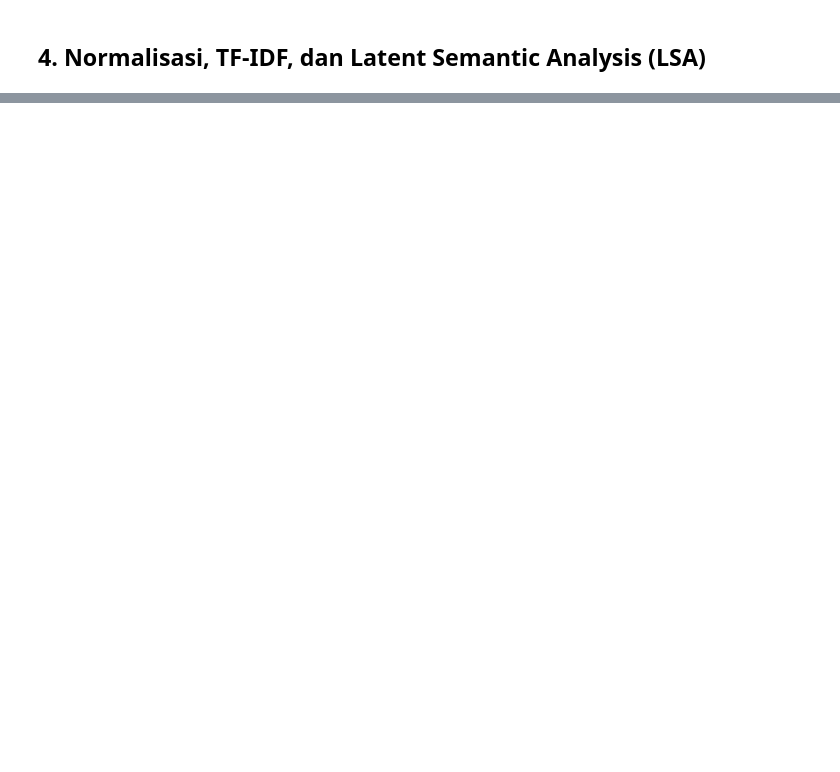
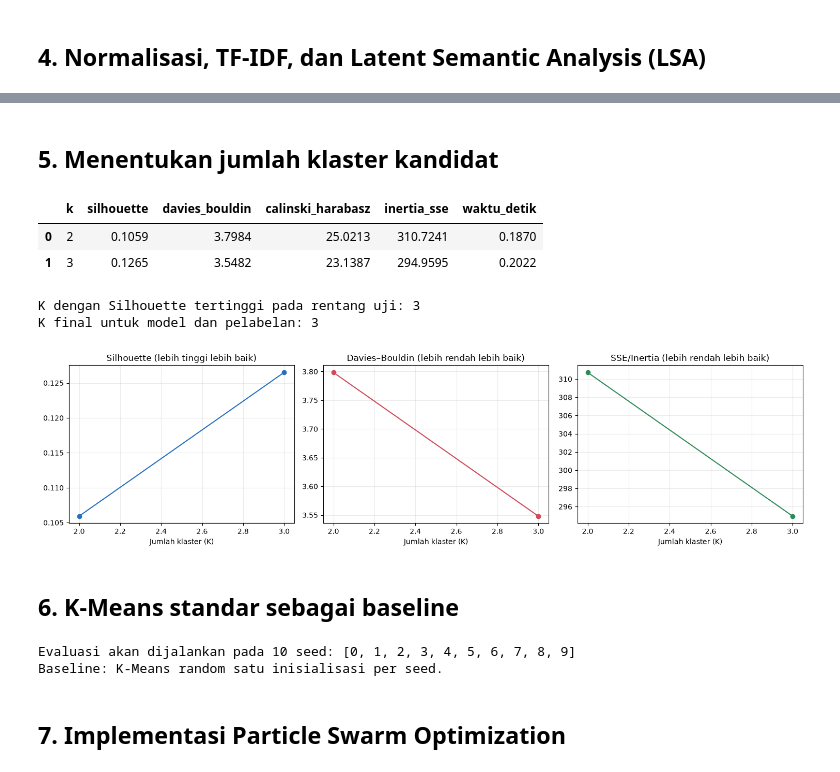
Before and after one commit to andiakbararyaputra/klasterisasi-review-aplikasi-bapenda-sulsel-mobile, a Jupyter notebook: Klastering_Topik_Ulasan_Bapenda_Sulsel_Mobile_KMeans_PSO.ipynb, the cells around one changed output, grey strips where cells are left out. Cells and saved outputs as stored; diff of their text form; code cells hidden in the pictures; blank space fills up the shorter version.

```diff
--- a/Klastering_Topik_Ulasan_Bapenda_Sulsel_Mobile_KMeans_PSO.ipynb
+++ b/Klastering_Topik_Ulasan_Bapenda_Sulsel_Mobile_KMeans_PSO.ipynb
@@ -167,0 +198,69 @@ assert X.shape[1] > 1, 'Dimensi LSA tidak mencukupi.'
+# %% [markdown]
+## 5. Menentukan jumlah klaster kandidat
+# %%
+# BLOK 5 — Menguji beberapa nilai K untuk menilai jumlah klaster yang paling sesuai.
+# Mengumpulkan metrik internal untuk membandingkan kualitas klaster tanpa label topik acuan.
+def hitung_metrik(X_eval, labels, inertia, waktu):
+    # Metrik eksternal tidak tersedia karena dataset tidak memiliki label topik acuan.
+    n_clusters_found = len(np.unique(labels))
+    if n_clusters_found < 2:
+        return {'silhouette': np.nan, 'davies_bouldin': np.nan, 'calinski_harabasz': np.nan,
+                'inertia_sse': inertia, 'waktu_detik': waktu}
+    return {
+        'silhouette': silhouette_score(X_eval, labels, metric='cosine'),
+        'davies_bouldin': davies_bouldin_score(X_eval, labels),
+        'calinski_harabasz': calinski_harabasz_score(X_eval, labels),
+        'inertia_sse': inertia,
+        'waktu_detik': waktu,
+    }
+
+hasil_k = []
+model_kandidat = {}
+# Setiap kandidat K dilatih dengan konfigurasi yang sama agar perbandingannya adil.
+for k in range(K_MIN, K_MAX + 1):
+    mulai = time.perf_counter()
+    model = KMeans(n_clusters=k, init='k-means++', n_init=20, max_iter=300, random_state=RANDOM_STATE)
+    labels = model.fit_predict(X)
+    durasi = time.perf_counter() - mulai
+    metrik = hitung_metrik(X, labels, model.inertia_, durasi)
+    hasil_k.append({'k': k, **metrik})
+    model_kandidat[k] = model
+
+df_k = pd.DataFrame(hasil_k)
+# Silhouette tertinggi menjadi referensi empiris; K final tetap mengikuti kebutuhan tiga topik penelitian.
+K_SILHOUETTE = int(df_k.loc[df_k['silhouette'].idxmax(), 'k'])
+K_TERBAIK = K_FINAL
+display(df_k.round(4))
+print(f'K dengan Silhouette tertinggi pada rentang uji: {K_SILHOUETTE}')
+print(f'K final untuk model dan pelabelan: {K_TERBAIK}')
+
+fig, axes = plt.subplots(1, 3, figsize=(15, 4))
+axes[0].plot(df_k['k'], df_k['silhouette'], marker='o', color='#276FBF')
+axes[0].set_title('Silhouette (lebih tinggi lebih baik)')
+axes[1].plot(df_k['k'], df_k['davies_bouldin'], marker='o', color='#D1495B')
+axes[1].set_title('Davies–Bouldin (lebih rendah lebih baik)')
+axes[2].plot(df_k['k'], df_k['inertia_sse'], marker='o', color='#2E8B57')
+axes[2].set_title('SSE/Inertia (lebih rendah lebih baik)')
+for ax in axes:
+    ax.set_xlabel('Jumlah klaster (K)')
+    ax.grid(alpha=0.25)
+plt.tight_layout()
+plt.show()
+# %% [output]
+|  | k | silhouette | davies_bouldin | calinski_harabasz | inertia_sse | waktu_detik |
+| 0 | 2 | 0.1059 | 3.7984 | 25.0213 | 310.7241 | 0.1870 |
+| 1 | 3 | 0.1265 | 3.5482 | 23.1387 | 294.9595 | 0.2022 |
+K dengan Silhouette tertinggi pada rentang uji: 3
+K final untuk model dan pelabelan: 3
+[figure, added]
+# %% [markdown]
+## 6. K-Means standar sebagai baseline
+# %%
+# BLOK 6 — Menetapkan K-Means acak sebagai baseline pembanding sebelum optimasi PSO.
+print(f'Evaluasi akan dijalankan pada {len(EXPERIMENT_SEEDS)} seed: {EXPERIMENT_SEEDS}')
+print('Baseline: K-Means random satu inisialisasi per seed.')
+# %% [output]
+Evaluasi akan dijalankan pada 10 seed: [0, 1, 2, 3, 4, 5, 6, 7, 8, 9]
+Baseline: K-Means random satu inisialisasi per seed.
+# %% [markdown]
+## 7. Implementasi Particle Swarm Optimization
```
Also changed, not shown: parts of 17 cells of this notebook, 1 other file.
